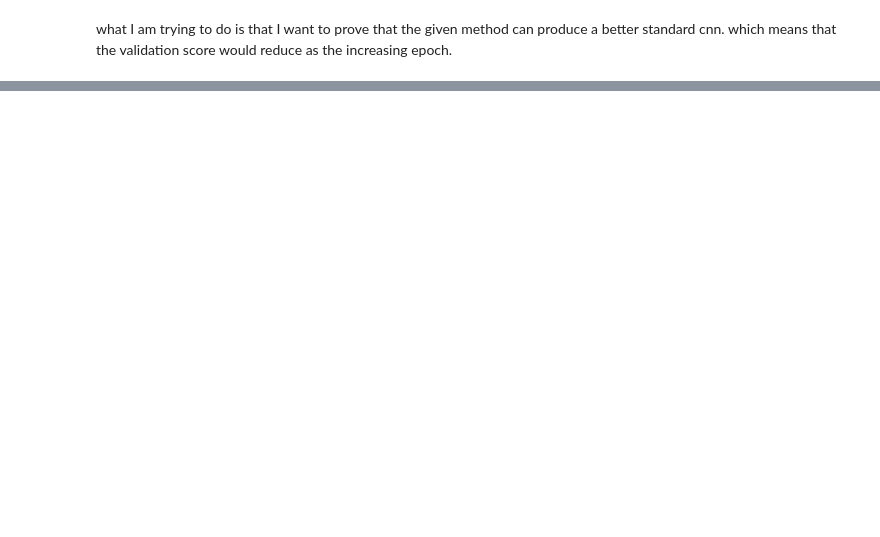
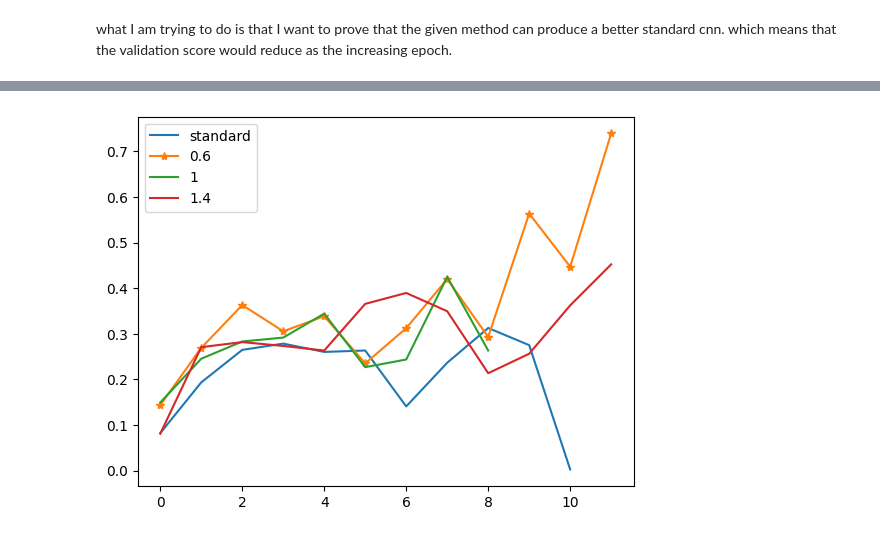
Before and after one commit to zhiyuan-95/db-vae, a Jupyter notebook: comet.ipynb, the cells around one changed output, grey strips where cells are left out. Saved outputs shown, nothing was run; the diff lists cells and outputs as text; code cells hidden in the pictures; blank space fills up the shorter version.

```diff
--- a/comet.ipynb
+++ b/comet.ipynb
@@ -418,0 +489,26 @@ Processing smoothing=1 with 3 reps...
+# %%
+Vae = []
+Dbvae = []
+
+# Collect all trajectories and find the maximum length
+all_vae_trajectories = [list(sm) for sm in metrics_val.values()]
+all_dbvae_trajectories = [list(sm) for sm in metrics_dbval.values()]
+
+max_len_vae = 0
+if all_vae_trajectories:
+    max_len_vae = max(len(t) for t in all_vae_trajectories)
+
+max_len_dbvae = 0
+if all_dbvae_trajectories:
+    max_len_dbvae = max(len(t) for t in all_dbvae_trajectories)
+
+# Pad shorter trajectories with NaN to match the maximum length
+for traj in all_vae_trajectories:
+    Vae.append(traj + [np.nan] * (max_len_vae - len(traj)))
+
+for traj in all_dbvae_trajectories:
+    Dbvae.append(traj + [np.nan] * (max_len_dbvae - len(traj)))
+
+Vae = np.array(Vae)
+Dbvae = np.array(Dbvae)
+comb = Vae-2*Dbvae
@@ -418,0 +521,11 @@ Processing smoothing=1 with 3 reps...
+# %%
+std_comb = std_val['all']-2*std_dbval['all']
+plt.plot(std_comb, label = 'standard')
+
+plt.plot(comb[0,:], label = '0.6', marker = '*')
+plt.plot(comb[1,:],label = '1')
+plt.plot(comb[2,:], label = '1.4')
+plt.legend()
+plt.show()
+# %% [output]
+[figure, added]
```
Also changed, not shown: parts of 12 cells of this notebook.
